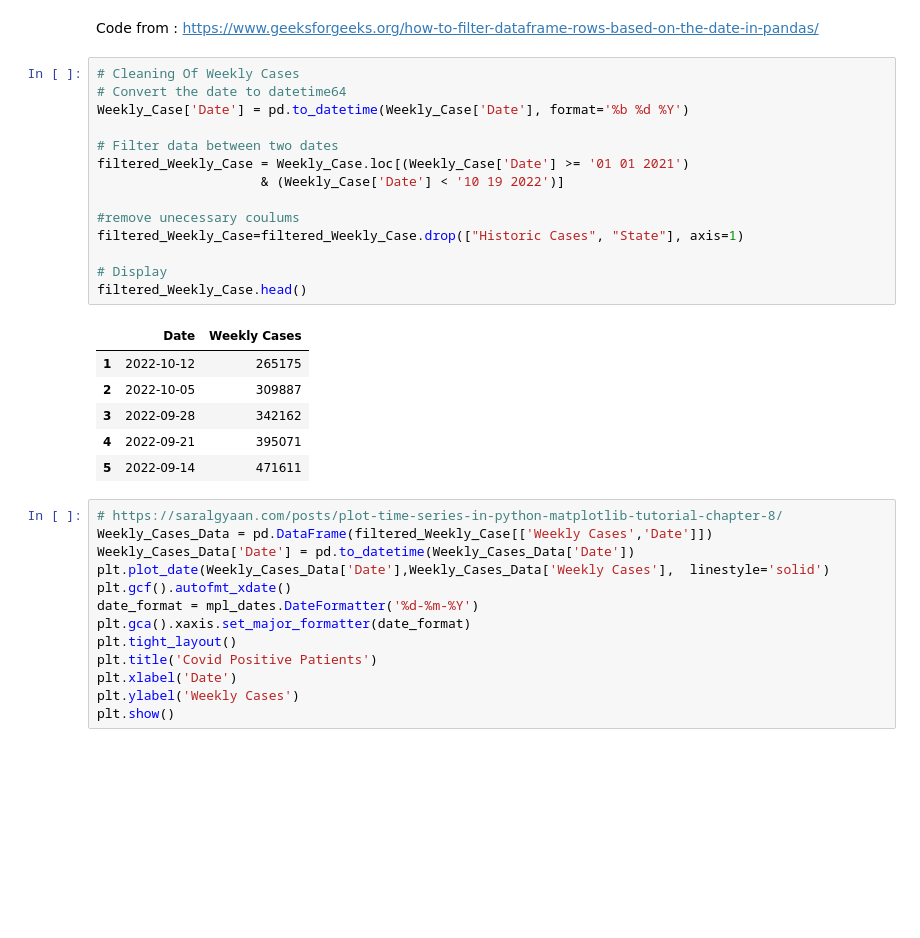
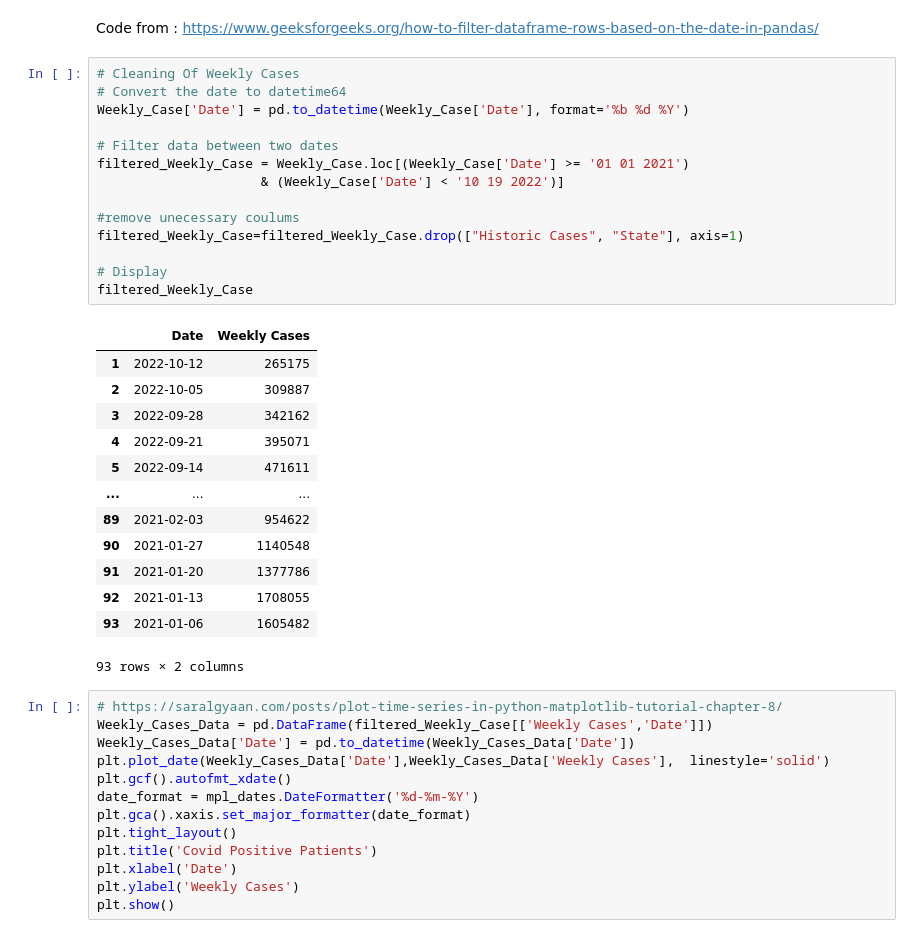
Before and after one commit to Lester0142/Covid_Data_Analysis, a Jupyter notebook: Data Visualization and Analysis.ipynb, the cells around one changed output. Drawn from its saved outputs; the diff is of its cells as text; blank space fills up the shorter version.

```diff
--- a/Data Visualization and Analysis.ipynb
+++ b/Data Visualization and Analysis.ipynb
@@ -28,24 +28,31 @@ Code from : https://www.geeksforgeeks.org/how-to-filter-dataframe-rows-based-on-
 # %%
 # Cleaning Of Weekly Cases
 # Convert the date to datetime64
 Weekly_Case['Date'] = pd.to_datetime(Weekly_Case['Date'], format='%b %d %Y')
 
 # Filter data between two dates
 filtered_Weekly_Case = Weekly_Case.loc[(Weekly_Case['Date'] >= '01 01 2021')
                      & (Weekly_Case['Date'] < '10 19 2022')]
 
 #remove unecessary coulums
 filtered_Weekly_Case=filtered_Weekly_Case.drop(["Historic Cases", "State"], axis=1)
 
 # Display
-filtered_Weekly_Case.head()
+filtered_Weekly_Case
 # %% [output]
 |  | Date | Weekly Cases |
 | 1 | 2022-10-12 | 265175 |
 | 2 | 2022-10-05 | 309887 |
 | 3 | 2022-09-28 | 342162 |
 | 4 | 2022-09-21 | 395071 |
 | 5 | 2022-09-14 | 471611 |
+| ... | ... | ... |
+| 89 | 2021-02-03 | 954622 |
+| 90 | 2021-01-27 | 1140548 |
+| 91 | 2021-01-20 | 1377786 |
+| 92 | 2021-01-13 | 1708055 |
+| 93 | 2021-01-06 | 1605482 |
+93 rows × 2 columns
 # %%
 # https://saralgyaan.com/posts/plot-time-series-in-python-matplotlib-tutorial-chapter-8/
 Weekly_Cases_Data = pd.DataFrame(filtered_Weekly_Case[['Weekly Cases','Date']])
```
Also changed, not shown: parts of 4 cells of this notebook, 4 other files.
